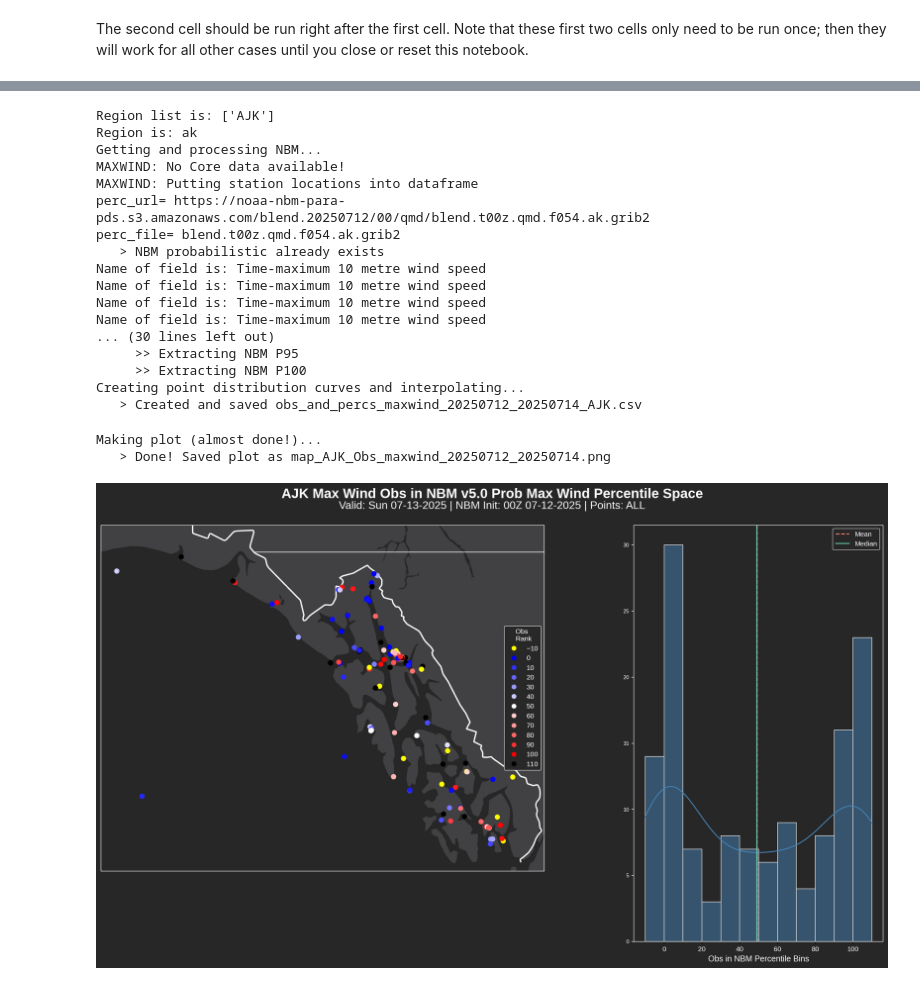
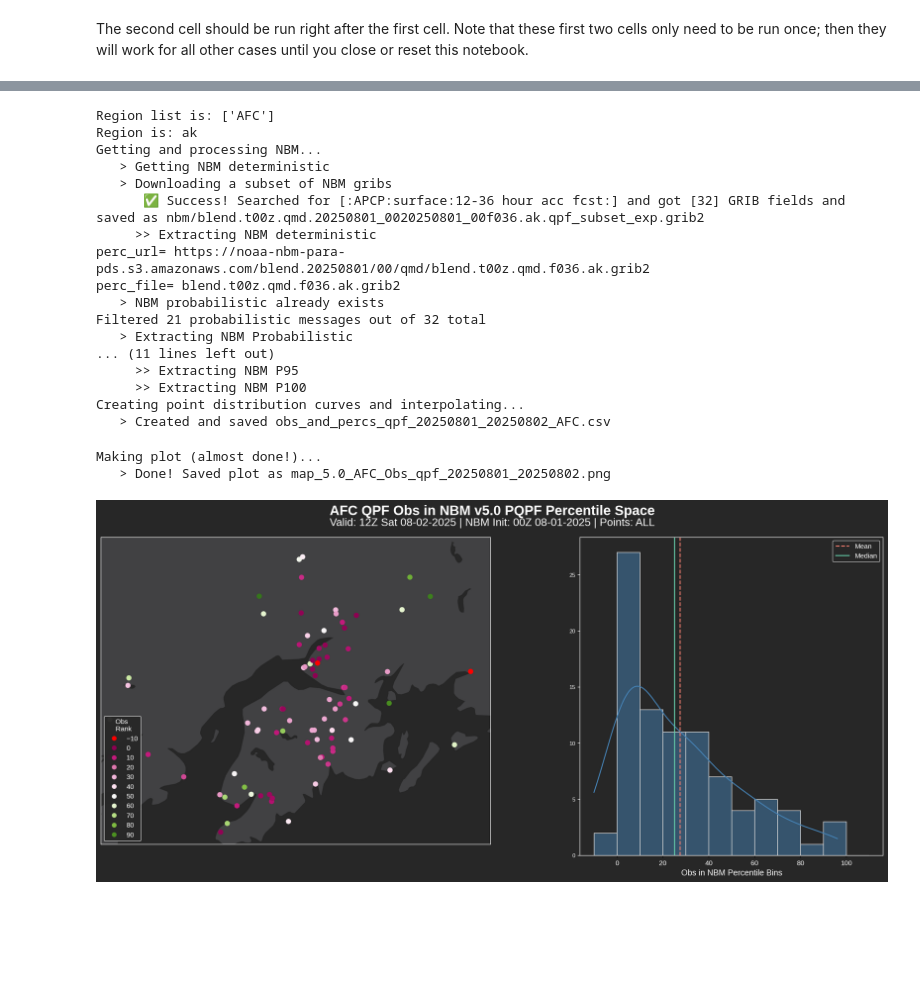
Before and after one commit to david-levin11/Verification_Notebooks, a Jupyter notebook: NBM_Percentile_in_Context_EXP.ipynb, the cells around one changed output, grey strips where cells are left out. Cells and saved outputs as stored; diff of their text form; code cells hidden in the pictures; blank space fills up the shorter version.

```diff
--- a/NBM_Percentile_in_Context_EXP.ipynb
+++ b/NBM_Percentile_in_Context_EXP.ipynb
@@ -887,12 +907,18 @@ else:
 temp_vars = ["maxt","mint"]
 if (element == "qpf"):
   detr_file = f'blend.t{int(nbm_init_hour):02}z.qmd.f{int(nbm_qmd_forecasthour):03}.{rg}.grib2'
-  detr_file_subset = f'blend.t{int(nbm_init_hour):02}z.qmd.{nbm_init_filen}{nbm_init_filen}f{int(nbm_qmd_forecasthour):03}.{rg}.{element}_subset.grib2'
+  if nbm_version == "4.3":
+    detr_file_subset = f'blend.t{int(nbm_init_hour):02}z.qmd.{nbm_init_filen}{nbm_init_filen}f{int(nbm_qmd_forecasthour):03}.{rg}.{element}_subset.grib2'
+  else:
+    detr_file_subset = f'blend.t{int(nbm_init_hour):02}z.qmd.{nbm_init_filen}{nbm_init_filen}f{int(nbm_qmd_forecasthour):03}.{rg}.{element}_subset_exp.grib2'
   detr_url = nbm_url_base+"qmd/"+detr_file
 
 elif any(te in element for te in temp_vars):
   detr_file = f"blend.t{int(core_init.strftime('%H')):02}z.core.f{int(nbm_core_forecasthour):03}.{rg}.grib2"
-  detr_file_subset = f"blend.t{int(core_init.strftime('%H')):02}z.core.{nbm_init_filen_core}f{int(nbm_core_forecasthour):03}.{rg}.{element}_subset.grib2"
+  if nbm_version == "4.3":
+    detr_file_subset = f"blend.t{int(core_init.strftime('%H')):02}z.core.{nbm_init_filen_core}f{int(nbm_core_forecasthour):03}.{rg}.{element}_subset.grib2"
+  else:
+    detr_file_subset = f"blend.t{int(core_init.strftime('%H')):02}z.core.{nbm_init_filen_core}f{int(nbm_core_forecasthour):03}.{rg}.{element}_subset_exp.grib2"
   detr_url = nbm_url_base_core+"core/"+detr_file
 
 elif element == "maxwind" or element == "maxgust":
@@ -903,7 +929,10 @@ elif element == "maxwind" or element == "maxgust":
 elif element == "snow":
   #for snow, even for prob/perecntiles, we are dealing with a core file
   detr_file=f"blend.t{int(core_init.strftime('%H')):02}z.core.f{int(nbm_core_forecasthour):03}.{rg}.grib2"
-  detr_file_subset = f"blend.t{int(core_init.strftime('%H')):02}z.core.{nbm_init_filen_core}f{int(nbm_core_forecasthour):03}.{rg}.{element}_subset.grib2"
+  if nbm_version == "4.3":
+    detr_file_subset = f"blend.t{int(core_init.strftime('%H')):02}z.core.{nbm_init_filen_core}f{int(nbm_core_forecasthour):03}.{rg}.{element}_subset.grib2"
+  else:
+    detr_file_subset = f"blend.t{int(core_init.strftime('%H')):02}z.core.{nbm_init_filen_core}f{int(nbm_core_forecasthour):03}.{rg}.{element}_subset_exp.grib2"
   detr_url = nbm_url_base_core+"core/"+detr_file
   #raise Exception ("Not ready to deal with snow deterministic yet!")
   #print("SNOW: No Core data avaialable!")
@@ -983,7 +1012,10 @@ if element == "snow":
 else:
   perc_file = f'blend.t{int(nbm_init_hour):02}z.qmd.f{int(nbm_qmd_forecasthour):03}.{rg}.grib2'
   perc_url = nbm_url_base+"qmd/"+perc_file
-perc_file_subset = f'blend.t{int(nbm_init_hour):02}z.qmd.{nbm_init_filen}{nbm_init_filen}f{int(nbm_qmd_forecasthour):03}.{rg}.{element}_subset.grib2'
+if nbm_version == "4.3":
+  perc_file_subset = f'blend.t{int(nbm_init_hour):02}z.qmd.{nbm_init_filen}{nbm_init_filen}f{int(nbm_qmd_forecasthour):03}.{rg}.{element}_subset.grib2'
+else:
+  perc_file_subset = f'blend.t{int(nbm_init_hour):02}z.qmd.{nbm_init_filen}{nbm_init_filen}f{int(nbm_qmd_forecasthour):03}.{rg}.{element}_subset_exp.grib2'
 print("perc_url=",perc_url)
 print("perc_file=",perc_file)
 if os.path.exists("nbm"):
@@ -1141,23 +1173,23 @@ for region in region_list:
     obs[region].to_csv(csv_name)
     print(f'   > Created and saved {csv_name}')
 # %% [output]
-Region list is: ['AJK']
+Region list is: ['AFC']
 Region is: ak
 Getting and processing NBM...
-MAXWIND: No Core data available!
-MAXWIND: Putting station locations into dataframe
-perc_url= https://noaa-nbm-para-pds.s3.amazonaws.com/blend.20250712/00/qmd/blend.t00z.qmd.f054.ak.grib2
-perc_file= blend.t00z.qmd.f054.ak.grib2
+   > Getting NBM deterministic
+   > Downloading a subset of NBM gribs
+      ✅ Success! Searched for [:APCP:surface:12-36 hour acc fcst:] and got [32] GRIB fields and saved as nbm/blend.t00z.qmd.20250801_0020250801_00f036.ak.qpf_subset_exp.grib2
+     >> Extracting NBM deterministic
+perc_url= https://noaa-nbm-para-pds.s3.amazonaws.com/blend.20250801/00/qmd/blend.t00z.qmd.f036.ak.grib2
+perc_file= blend.t00z.qmd.f036.ak.grib2
    > NBM probabilistic already exists
-Name of field is: Time-maximum 10 metre wind speed
-Name of field is: Time-maximum 10 metre wind speed
-Name of field is: Time-maximum 10 metre wind speed
-Name of field is: Time-maximum 10 metre wind speed
-... (30 lines left out)
+Filtered 21 probabilistic messages out of 32 total
+   > Extracting NBM Probabilistic
+... (11 lines left out)
      >> Extracting NBM P95
      >> Extracting NBM P100
 Creating point distribution curves and interpolating...
-   > Created and saved obs_and_percs_maxwind_20250712_20250714_AJK.csv
+   > Created and saved obs_and_percs_qpf_20250801_20250802_AFC.csv
 # %%
 #@title Generate Plot
 ########################################################################################################################
@@ -1526,33 +1558,33 @@ else:
         print("   >> Extracted county shape files")
         cty_feature = ShapelyFeature(Reader("shp/c_08mr23.shp").geometries(),ccrs.PlateCarree(), edgecolor='grey', facecolor='none', linewidth=0.5, linestyle=':', zorder=3)
         ax1.add_feature(cty_feature)
     except:
       print("   >> Cannot plot county boundaries.")
 
   #if region_selection == "SR":
   #ax2.set(aspect=1)
   ax2.set_anchor('C')
   sns.histplot(data=obs[dataframeid], x=compare_var, ax=ax2, kde=True, bins=range(-10,115,10),color='steelblue',edgecolor='lightgrey')
   ax2.set_xlabel(f'{compare_element} in NBM Percentile Bins', color=text_color, fontsize=12)
   ax2.axvline(mean, color='salmon', linestyle='--', label="Mean")
   ax2.axvline(median, color='mediumaquamarine', linestyle='-', label="Median")
 
   ax2.grid(False)
   for tick in ax2.get_xticklabels():
     tick.set_color(text_color)
   for tick in ax2.get_yticklabels():
     tick.set_color(text_color)
   ax2.tick_params(axis='y',labelsize=8, color=text_color)
   legend2 = ax2.legend()
   for text in legend2.get_texts():
     text.set_color(text_color)
   ax2.set(ylabel=None)
 
 
-figname="map_"+dataframeid+"_"+compare_element+"_"+element+"_"+nbm_init.strftime('%Y%m%d')+"_"+valid_end_datetime.strftime('%Y%m%d')+".png"
+figname="map_"+nbm_version+"_"+dataframeid+"_"+compare_element+"_"+element+"_"+nbm_init.strftime('%Y%m%d')+"_"+valid_end_datetime.strftime('%Y%m%d')+".png"
 plt.savefig(figname, facecolor=fig.get_facecolor(), bbox_inches='tight', pad_inches=0.2, dpi='figure')
 print(f'   > Done! Saved plot as {figname}')
 # %% [output]
 Making plot (almost done!)...
-   > Done! Saved plot as map_AJK_Obs_maxwind_20250712_20250714.png
+   > Done! Saved plot as map_5.0_AFC_Obs_qpf_20250801_20250802.png
-[figure, old version]
+[figure, new version]
```
Also changed, not shown: parts of 1 cell of this notebook.
